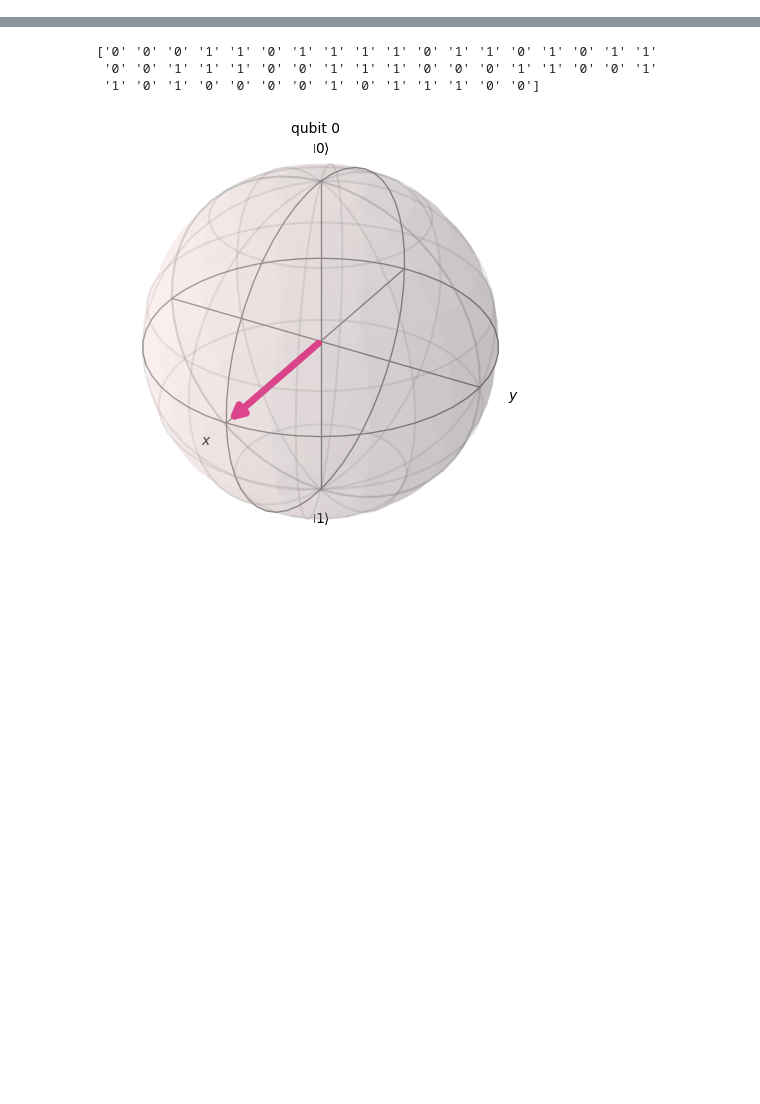
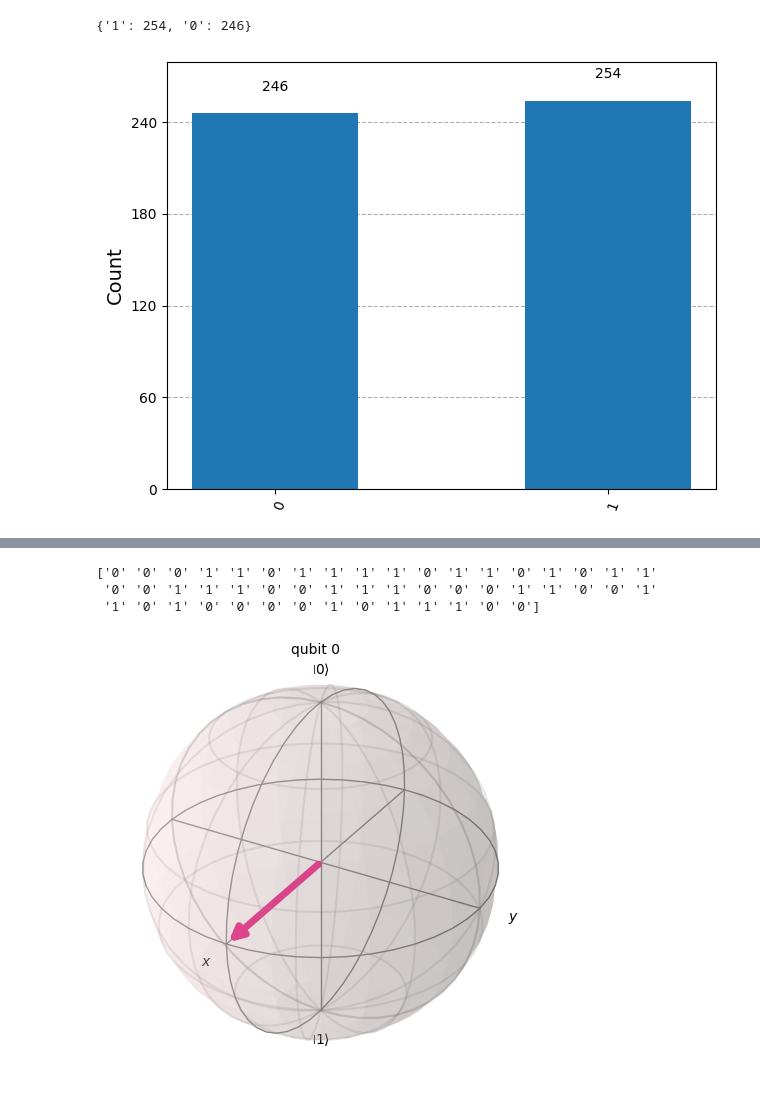
Before and after one commit to monsieurCanard/Quantum-Coding, a Jupyter notebook: test.ipynb, the cells around one changed output, grey strips where cells are left out. Saved outputs shown, nothing was run; the diff lists cells and outputs as text; code cells hidden in the pictures; blank space fills up the shorter version.

```diff
--- a/test.ipynb
+++ b/test.ipynb
@@ -13,3 +17,13 @@ q: ┤ H ├
+# %%
+sim = AerSimulator()
+result = sim.run(qc, shots=500).result()
+counts = result.get_counts()
+
+print(counts)
+plot_histogram(counts)
+# %% [output]
+{'1': 254, '0': 246}
+[figure, added]
 # %%
 phy =qi.Statevector(qc)
 phy
```
Also changed, not shown: parts of 3 cells of this notebook, 4 other files.
